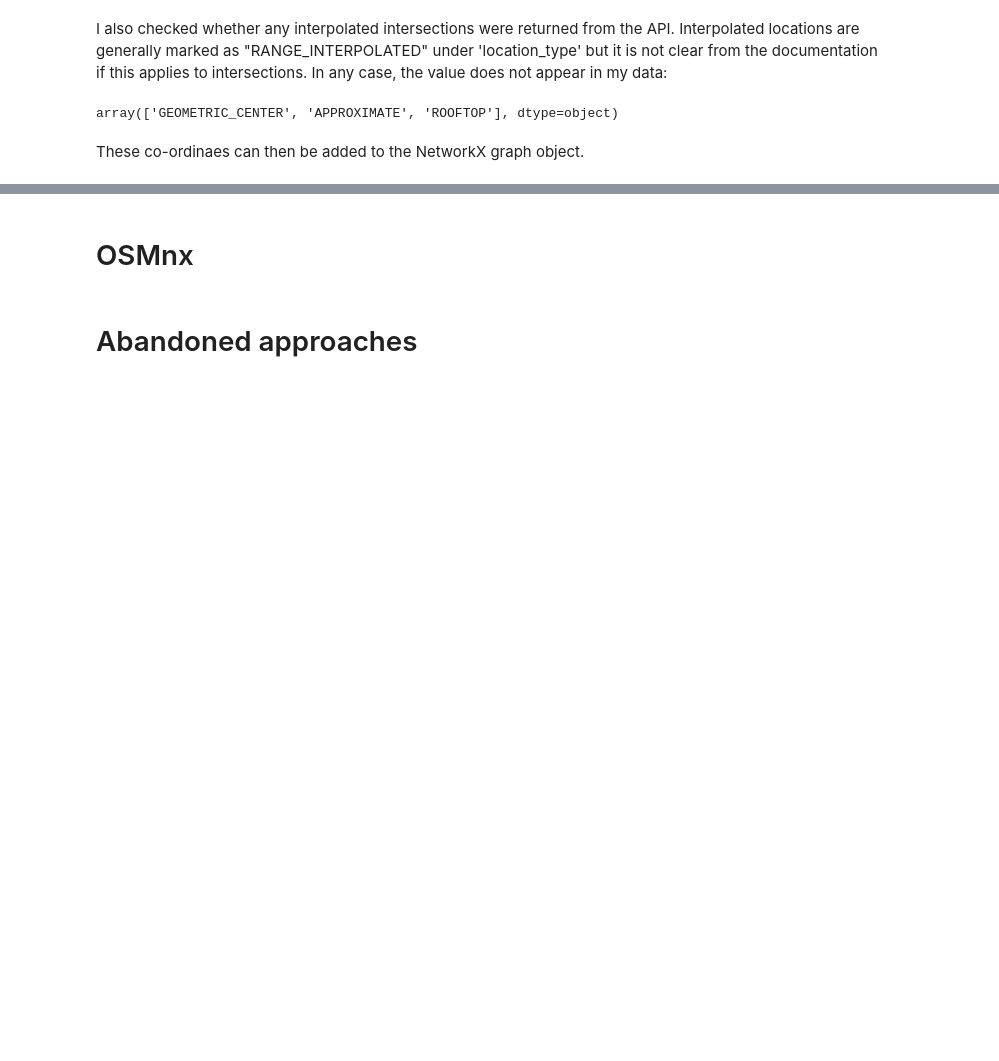
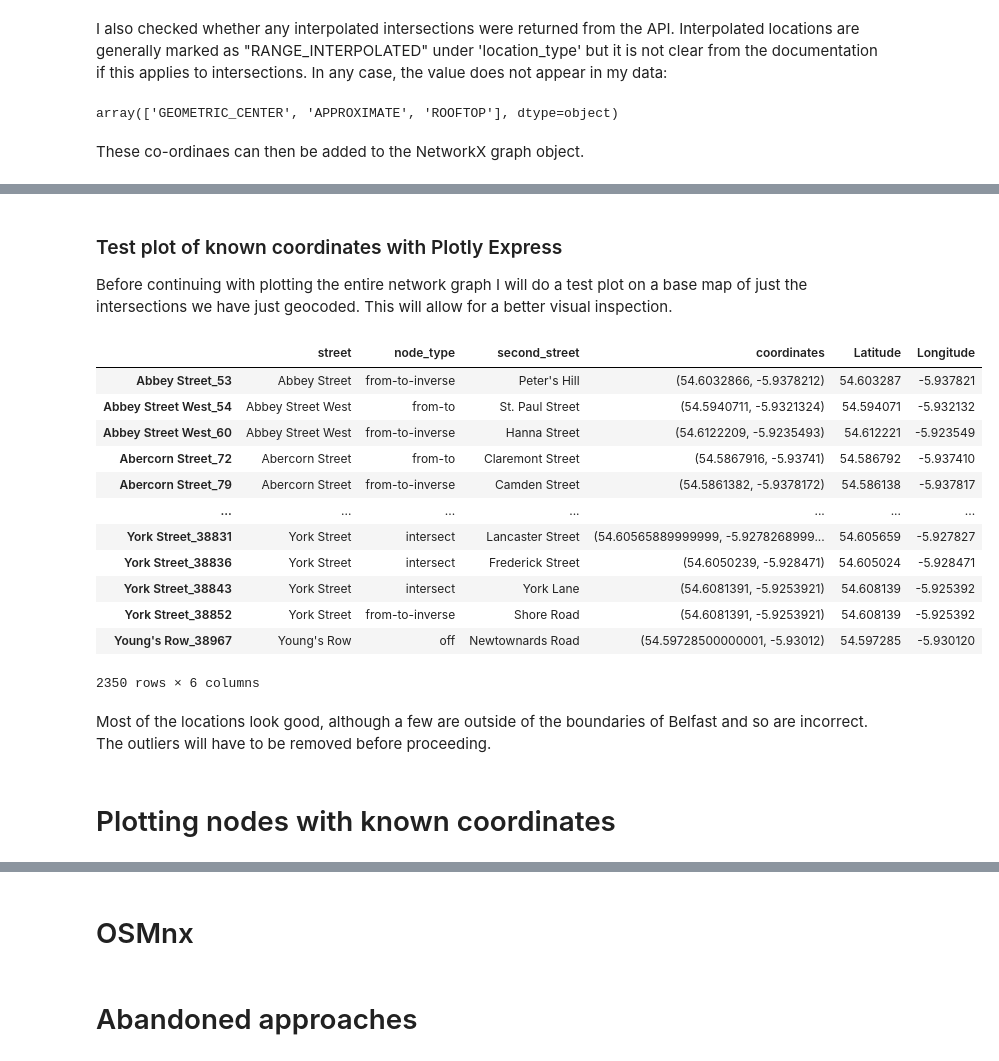
Before and after one commit to sian0x0/Map-Extinct-Addresses, a Jupyter notebook: extract.ipynb, the cells around one changed output, grey strips where cells are left out. Drawn from its saved outputs; the diff is of its cells as text; code cells hidden in the pictures; blank space fills up the shorter version.

Commit message:
geocode unpaired intersections and test plot on base map

```diff
--- a/extract.ipynb
+++ b/extract.ipynb
@@ -1060,0 +1046,3 @@ df_G_nodes[df_G_nodes['coordinates'].notna()]
+# %%
+df_G_nodes_updated = pd.DataFrame.from_dict(G.nodes, orient='index')
+df_G_nodes_updated[df_G_nodes_updated['coordinates'].notna()]
@@ -1060,0 +1102,22 @@ df_G_nodes[df_G_nodes['coordinates'].notna()]
+# %% [markdown]
+### Test plot of known coordinates with Plotly Express
+Before continuing with plotting the entire network graph I will do a test plot on a base map of just the intersections we have just geocoded. This will allow for a better visual inspection.
+# %%
+#note: pickled below!
+df_intersections_test_map=df_G_nodes_updated[df_G_nodes_updated['coordinates'].notna()].copy()
+df_intersections_test_map[['Latitude', 'Longitude']] = pd.DataFrame(df_intersections_test_map['coordinates'].tolist(), index=df_intersections_test_map.index)
+df_intersections_test_map
+# %% [output]
+|  | street | node_type | second_street | coordinates | Latitude | Longitude |
+| Abbey Street_53 | Abbey Street | from-to-inverse | Peter's Hill | (54.6032866, -5.9378212) | 54.603287 | -5.937821 |
+| Abbey Street West_54 | Abbey Street West | from-to | St. Paul Street | (54.5940711, -5.9321324) | 54.594071 | -5.932132 |
+| Abbey Street West_60 | Abbey Street West | from-to-inverse | Hanna Street | (54.6122209, -5.9235493) | 54.612221 | -5.923549 |
+| Abercorn Street_72 | Abercorn Street | from-to | Claremont Street | (54.5867916, -5.93741) | 54.586792 | -5.937410 |
+| Abercorn Street_79 | Abercorn Street | from-to-inverse | Camden Street | (54.5861382, -5.9378172) | 54.586138 | -5.937817 |
+| ... | ... | ... | ... | ... | ... | ... |
+| York Street_38831 | York Street | intersect | Lancaster Street | (54.60565889999999, -5.9278268999... | 54.605659 | -5.927827 |
+| York Street_38836 | York Street | intersect | Frederick Street | (54.6050239, -5.928471) | 54.605024 | -5.928471 |
+| York Street_38843 | York Street | intersect | York Lane | (54.6081391, -5.9253921) | 54.608139 | -5.925392 |
+| York Street_38852 | York Street | from-to-inverse | Shore Road | (54.6081391, -5.9253921) | 54.608139 | -5.925392 |
+| Young's Row_38967 | Young's Row | off | Newtownards Road | (54.59728500000001, -5.93012) | 54.597285 | -5.930120 |
+2350 rows × 6 columns
@@ -1060,0 +1127,2 @@ df_G_nodes[df_G_nodes['coordinates'].notna()]
+# %% [markdown]
+Most of the locations look good, although a few are outside of the boundaries of Belfast and so are incorrect. The outliers will have to be removed before proceeding.
@@ -1061,3 +1138,5 @@ df_G_nodes[df_G_nodes['coordinates'].notna()]
+# %% [markdown]
+# Plotting nodes with known coordinates
 # %%
 nodes_with_coordinates = [(node, data['coordinates']) for node, data in G.nodes(data=True) if 'coordinates' in data]
 nodes_with_coordinates
```
Also changed, not shown: parts of 33 cells of this notebook.
